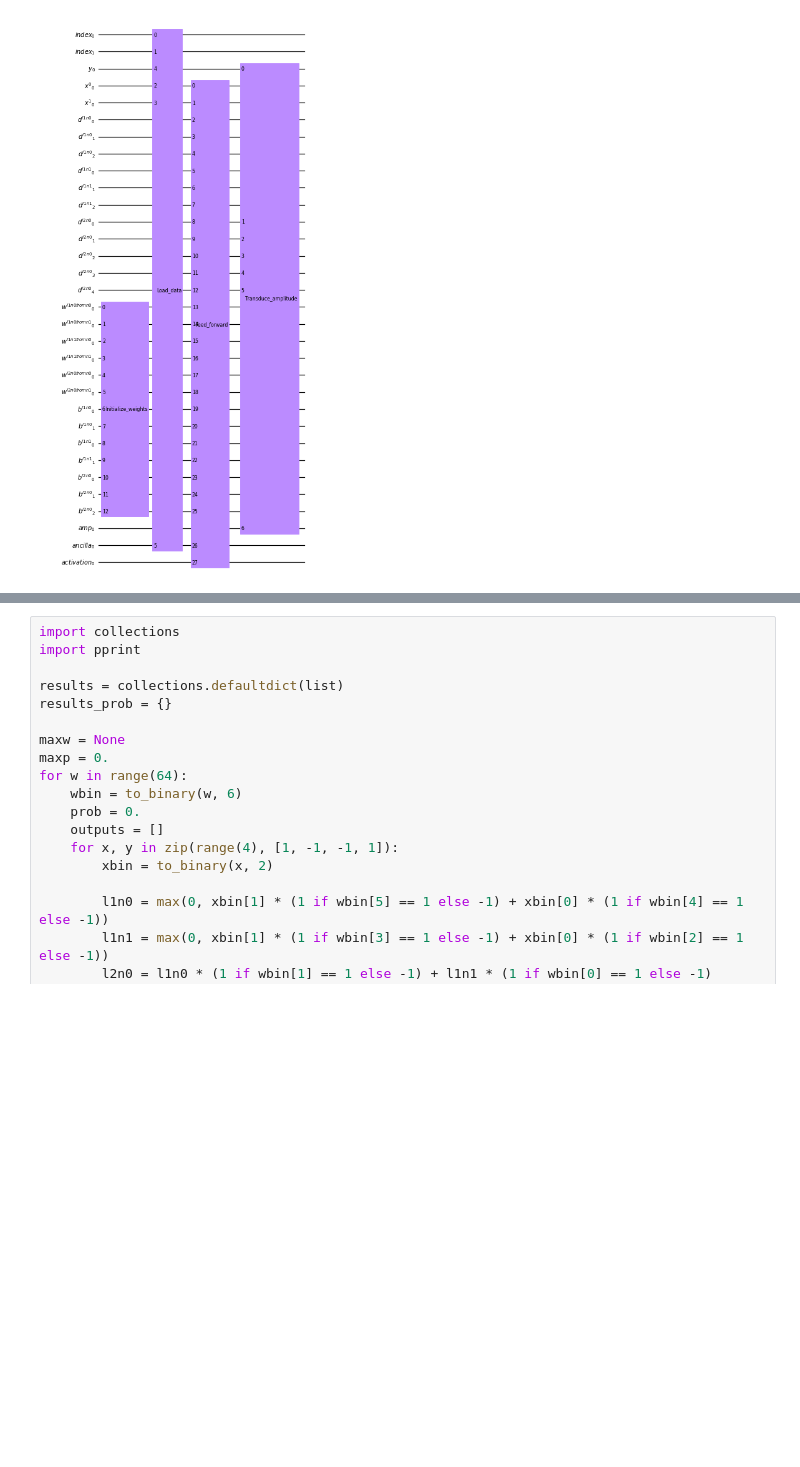
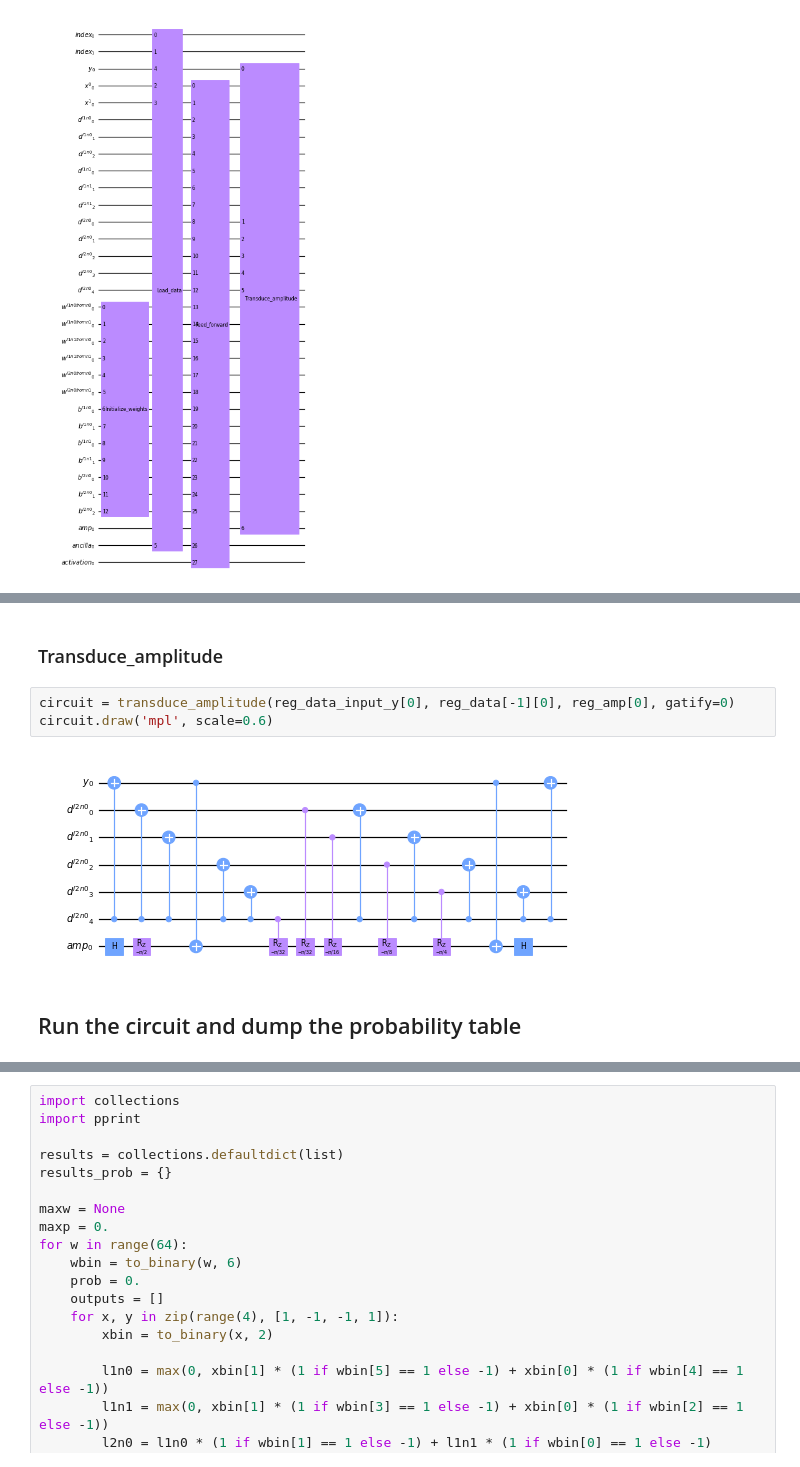
Before and after one commit to yiiyama/qc_random, a Jupyter notebook: quantum_mlp.ipynb, the cells around one changed output, grey strips where cells are left out. Cells and saved outputs as stored; diff of their text form; blank space fills up the shorter version.

```diff
--- a/quantum_mlp.ipynb
+++ b/quantum_mlp.ipynb
@@ -36,3 +62,12 @@ circuit.draw('mpl', scale=0.6)
+# %% [markdown]
+### Transduce_amplitude
+# %%
+circuit = transduce_amplitude(reg_data_input_y[0], reg_data[-1][0], reg_amp[0], gatify=0)
+circuit.draw('mpl', scale=0.6)
+# %% [output]
+[figure, added]
+# %% [markdown]
+## Run the circuit and dump the probability table
 # %%
 data, probs = get_vector_and_probs(circuit)
 
```
Also changed, not shown: parts of 9 cells of this notebook.
